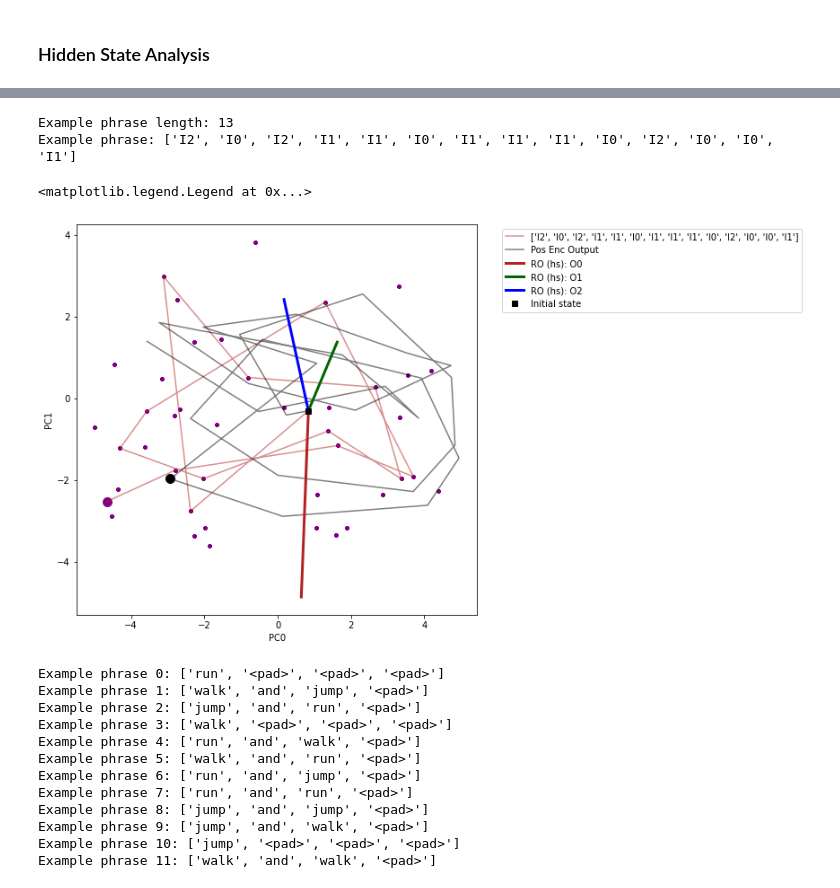
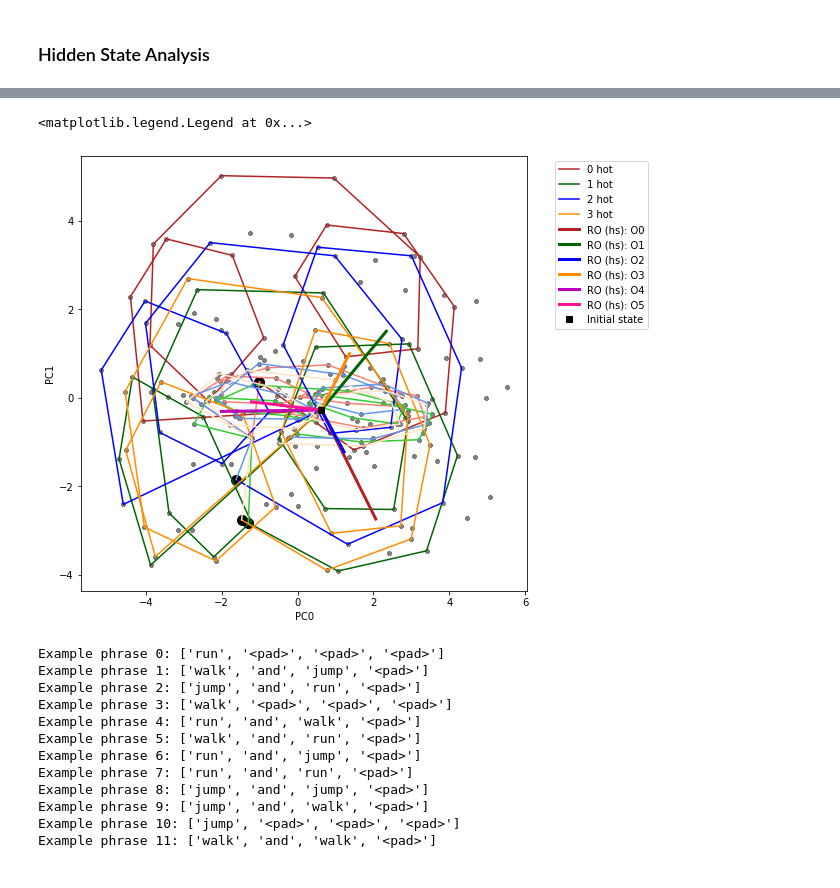
Before and after one commit to kaitken17/understand_nlp, a Jupyter notebook: sythetic_analysis_seq2seq.ipynb, the cells around one changed output, grey strips where cells are left out. Cells and saved outputs as stored; diff of their text form; code cells hidden in the pictures.

```diff
--- a/sythetic_analysis_seq2seq.ipynb
+++ b/sythetic_analysis_seq2seq.ipynb
@@ -1180,8 +1181,8 @@ data_type = 'toy' # toy or scan
 if data_type == 'toy':
   ########## Toy data parameters ##########
   toy_params = {
-    'phrase_length': 14,
-    'base_words': 3,
+    'phrase_length': 20,
+    'base_words': 6,
     'var_length': False,
     'min_phrase_len': 15,
     'loss_type': 'XE',
@@ -1210,7 +1211,7 @@ rnn_specs = {
 
 train_params = {
   'max_grad_norm': 10.0,      # max gradient norm before clipping, clip to this value.
-  'l2reg': 1e-10,           # amount of L2 regularization on the weights
+  'l2reg': 0.0,           # amount of L2 regularization on the weights
 
   'init_lr': 0.1,                     # initial learning rate
   'decay_factor': 0.9997,             # decay the learning rate this much
@@ -1558,11 +1559,16 @@ else:
   if rnn_specs['arch'] in ['enc_dec', 'enc_dec_short', 'enc_dec_att', 'enc_dec_atth']:
     cell_dec, readout_apply = build_cell(rnn_specs)
   raw_hs = rnn_states(hs_data, final_params)
-  if rnn_specs['pos_enc']: # Creates a zero input to get outputs from just positional encoding
+  if rnn_specs['pos_enc']: # Creates a special inputs to get outputs from just positional encoding
+    print((1 + rnn_specs['input_size'],) + hs_data['inputs'][0].shape)
+    special_inputs = np.zeros((1 + rnn_specs['input_size'],) + hs_data['inputs'][0].shape)
+    for i in range(rnn_specs['input_size']): # Creates an input that is one-hot in same position
+      special_inputs[i, :, i] = np.ones(hs_data['inputs'][0].shape[0])
+    special_inputs[-1, :, :] = 1/hs_data['inputs'][0].shape[1] * np.ones(hs_data['inputs'][0].shape) # average input
     pos_enc_data =  {
-      'inputs': np.zeros((1,) + hs_data['inputs'][0].shape),
-      'labels': np.zeros((1,) + hs_data['labels'][0].shape),
-      'index': [np.max(hs_data['index'])],
+      'inputs': special_inputs,
+      'labels': np.zeros((1 + rnn_specs['input_size'],) + hs_data['labels'][0].shape), # These aren't used
+      'index': [np.max(hs_data['index']) for _ in range(1 + rnn_specs['input_size'])],
     }
     pos_enc_hs = rnn_states(pos_enc_data, final_params)
 
@@ -1675,14 +1684,14 @@ h0 shape (128,)
 # Here, we visualize the hidden states of the RNN, projected into a
 # low-dimensional 2D state space.
 
-pts_subset = 'enc'
+pts_subset = 'all'
 
 plt.figure(figsize=(8, 8))
 
 pc1 = 0
 pc2 = 1
 
-state_colors = ['firebrick', 'darkgreen', 'blue', 'darkorange', 'm', 'brown', 'gray', 'k']
+state_colors = ['firebrick', 'darkgreen', 'blue', 'darkorange', 'm', 'deeppink', 'gray', 'k']
 state_colors_light = ['salmon', 'limegreen', 'cornflowerblue', 'bisque']
 
 final_hs_idx = 2*toy_params['phrase_length'] if pts_subset == 'all' and not rnn_specs['arch'] == 'one_to_one' else toy_params['phrase_length']
@@ -1699,7 +1708,7 @@ if pts_subset == 'all':
   plt.scatter(pca_hs[pc1][pl-1:], pca_hs[pc2][pl-1:], color = 'gray', marker='.', alpha=fs_alpha)
 else:
   plt.scatter(pca_hs[pc1], pca_hs[pc2], color = 'purple', marker='.', alpha=fs_alpha)
-hs_idxs = [0]
+hs_idxs = [] # [0]
 for hs_idx in hs_idxs: # Plots example paths
   print('Example phrase length:', hs_data['index'][hs_idx])
   print('Example phrase:', tensorToPhrase(hs_data['inputs'][hs_idx], toy_params['in_words']))
@@ -1720,52 +1729,54 @@ for hs_idx in hs_idxs: # Plots example paths
                 s=100.0, alpha=1.0) # Puts circle on full encoded hidden state
 
 # Positional encoding plotting
-if pts_subset == 'enc' or pts_subset == 'all': # Adds h0 to path
-  pca_state = np.concatenate((pca_h0, pca.transform(hs['pos_enc'][0]).T), axis=1)
-if pts_subset == 'all':
-  plt.plot(pca_state[pc1][:pl+1], pca_state[pc2][:pl+1], color = 'k', marker=None, alpha=1.0,
-            label='Pos Enc Output')
-  plt.plot(pca_state[pc1][pl:], pca_state[pc2][pl:], color = 'k', marker=None, alpha=1.0)
-else:
-  plt.plot(pca_state[pc1], pca_state[pc2], color =  'k', marker=None, alpha=0.5,
-            label='Pos Enc Output')
-plt.scatter(pca_state[pc1, encode_hs_idx+1], pca_state[pc2, encode_hs_idx+1], color = 'k', marker='o',
-              s=100.0, alpha=1.0) # Puts circle on full encoded hidden state
+pos_enc_idxs = [0, 1, 2, 3]
+pos_enc_labs = ['0 hot', '1 hot', '2 hot', '3 hot', 'pos enc']
+for pos_enc_idx in pos_enc_idxs:
+  if pts_subset == 'enc' or pts_subset == 'all': # Adds h0 to path
+    pca_state = np.concatenate((pca_h0, pca.transform(hs['pos_enc'][pos_enc_idx]).T), axis=1)
+  if pts_subset == 'all':
+    plt.plot(pca_state[pc1][:pl+1], pca_state[pc2][:pl+1], color = state_colors[pos_enc_idxs.index(pos_enc_idx)],
+             marker=None, alpha=1.0, label=pos_enc_labs[pos_enc_idxs.index(pos_enc_idx)])
+    plt.plot(pca_state[pc1][pl:], pca_state[pc2][pl:], color = state_colors_light[pos_enc_idxs.index(pos_enc_idx)],
+             marker=None, alpha=1.0)
+  else:
+    plt.plot(pca_state[pc1], pca_state[pc2], color =  'k', marker=None, alpha=0.5,
+              label=pos_enc_labs[pos_enc_idxs.index(pos_enc_idx)])
+  plt.scatter(pca_state[pc1, encode_hs_idx+1], pca_state[pc2, encode_hs_idx+1], color = 'k', marker='o',
+                s=100.0, alpha=1.0) # Puts circle on full encoded hidden state
 
 # pca_states = pca.transform(np.vstack(hs)).T
 # plt.plot(pca_states[pc1], pca_states[pc2], c = 'k', marker='o', alpha=0.01, label='Hidden sates')
 
 # Plots readout direction
 readout_type = 'hs' # 'att' or 'hs'
 readout_plot = readout if readout_type == 'att' else readout_dec
 pca_ro = pca.transform(readout_plot)
 pca_zero = pca.transform(np.atleast_2d(np.zeros((rnn_specs['hidden_size'],)))).T
 for i in range(readout_plot.shape[0]):
   x_ro = [pca_zero[pc1], pca_ro[i][pc1]]
   y_ro = [pca_zero[pc2], pca_ro[i][pc2]]
   plt.plot(x_ro, y_ro, color=state_colors[i], linewidth = 3, label=f'RO ({readout_type}): '+toy_params['out_words'][i])
 
 # path_idxs = [54, 56, 57]
 # for path_idx in path_idxs:
 #   print('Path labels:', syn_data_test['labels'][path_idx])
 #   path_pca = pca.transform(hs[path_idx]).T
 #   plt.plot(path_pca[pc1], path_pca[pc2], c='orange', marker='.', label='Random Path')
 
 plt.plot(pca_h0[pc1], pca_h0[pc2], 'ks', label='Initial state')
 
 plt.xlabel('PC'+str(pc1))
 plt.ylabel('PC'+str(pc2))
 plt_lim = None
 if plt_lim != None:
   plt.xlim(-plt_lim, plt_lim)
   plt.ylim(-plt_lim, plt_lim)
 
 plt.legend(bbox_to_anchor=(1.05, 1), loc='upper left')
 # %% [output]
-Example phrase length: 13
-Example phrase: ['I2', 'I0', 'I2', 'I1', 'I1', 'I0', 'I1', 'I1', 'I1', 'I0', 'I2', 'I0', 'I0', 'I1']
+<matplotlib.legend.Legend at 0x...>
-<matplotlib.legend.Legend at 0x...>
-[figure, old version]
+[figure, new version]
 # %%
 for i in range(12):
   print(f'Example phrase {i}:', tensorToPhrase(hs_data['inputs'][i], toy_params['in_words']))
```
Also changed, not shown: parts of 24 cells of this notebook.
